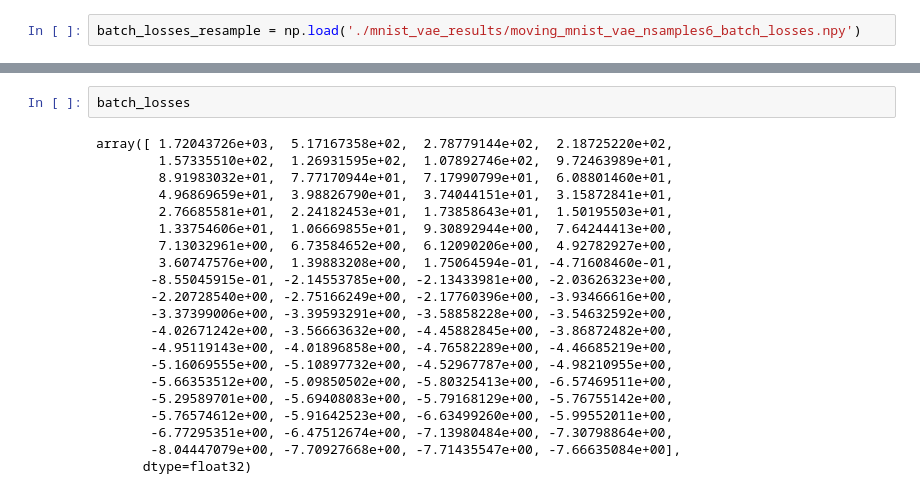
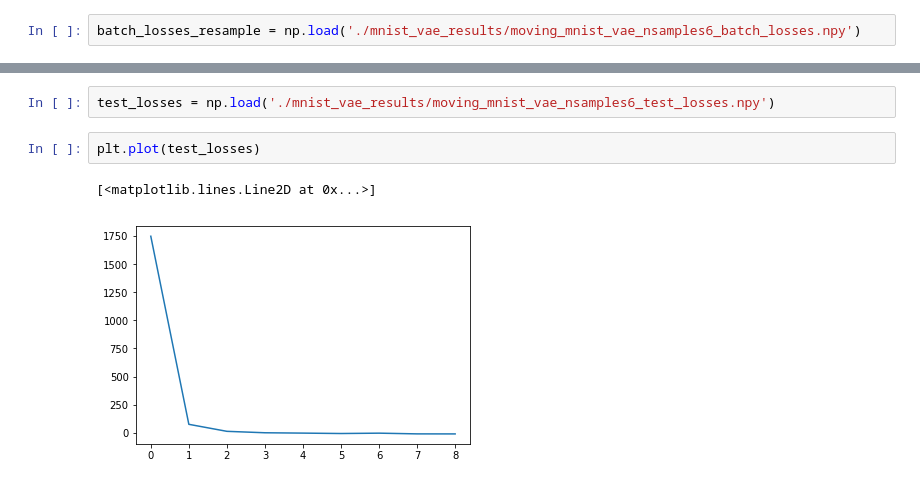
Before and after one commit to Runjing-Liu120/RaoBlackwellizedSGD, a Jupyter notebook: experiments/moving_mnist/MovingMnist_results.ipynb, the cells around one changed output, grey strips where cells are left out. Cells and saved outputs as stored; diff of their text form.

```diff
--- a/experiments/moving_mnist/MovingMnist_results.ipynb
+++ b/experiments/moving_mnist/MovingMnist_results.ipynb
@@ -133,23 +146,7 @@ plt.plot(batch_losses_resample, 'g-x');
-# %%
-batch_losses
-# %% [output]
-array([ 1.72043726e+03,  5.17167358e+02,  2.78779144e+02,  2.18725220e+02,
-        1.57335510e+02,  1.26931595e+02,  1.07892746e+02,  9.72463989e+01,
-        8.91983032e+01,  7.77170944e+01,  7.17990799e+01,  6.08801460e+01,
-        4.96869659e+01,  3.98826790e+01,  3.74044151e+01,  3.15872841e+01,
-        2.76685581e+01,  2.24182453e+01,  1.73858643e+01,  1.50195503e+01,
-        1.33754606e+01,  1.06669855e+01,  9.30892944e+00,  7.64244413e+00,
-        7.13032961e+00,  6.73584652e+00,  6.12090206e+00,  4.92782927e+00,
-        3.60747576e+00,  1.39883208e+00,  1.75064594e-01, -4.71608460e-01,
-       -8.55045915e-01, -2.14553785e+00, -2.13433981e+00, -2.03626323e+00,
-       -2.20728540e+00, -2.75166249e+00, -2.17760396e+00, -3.93466616e+00,
-       -3.37399006e+00, -3.39593291e+00, -3.58858228e+00, -3.54632592e+00,
-       -4.02671242e+00, -3.56663632e+00, -4.45882845e+00, -3.86872482e+00,
-       -4.95119143e+00, -4.01896858e+00, -4.76582289e+00, -4.46685219e+00,
-       -5.16069555e+00, -5.10897732e+00, -4.52967787e+00, -4.98210955e+00,
-       -5.66353512e+00, -5.09850502e+00, -5.80325413e+00, -6.57469511e+00,
-       -5.29589701e+00, -5.69408083e+00, -5.79168129e+00, -5.76755142e+00,
-       -5.76574612e+00, -5.91642523e+00, -6.63499260e+00, -5.99552011e+00,
-       -6.77295351e+00, -6.47512674e+00, -7.13980484e+00, -7.30798864e+00,
-       -8.04447079e+00, -7.70927668e+00, -7.71435547e+00, -7.66635084e+00],
-      dtype=float32)
+# %%
+test_losses = np.load('./mnist_vae_results/moving_mnist_vae_nsamples6_test_losses.npy')
+# %%
+plt.plot(test_losses)
+# %% [output]
+[<matplotlib.lines.Line2D at 0x...>]
+[figure, added]
```
Also changed, not shown: parts of 9 cells of this notebook, 3 other files.
